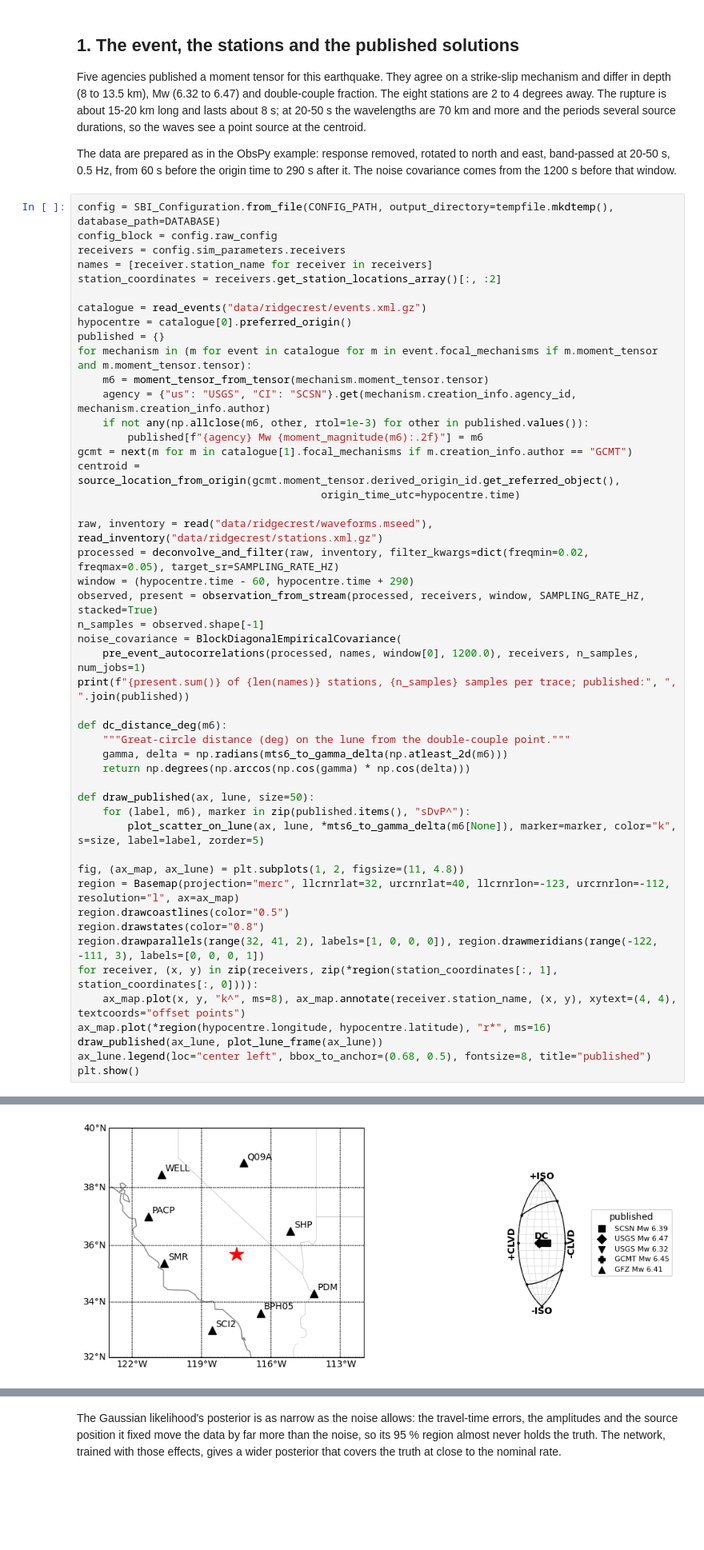
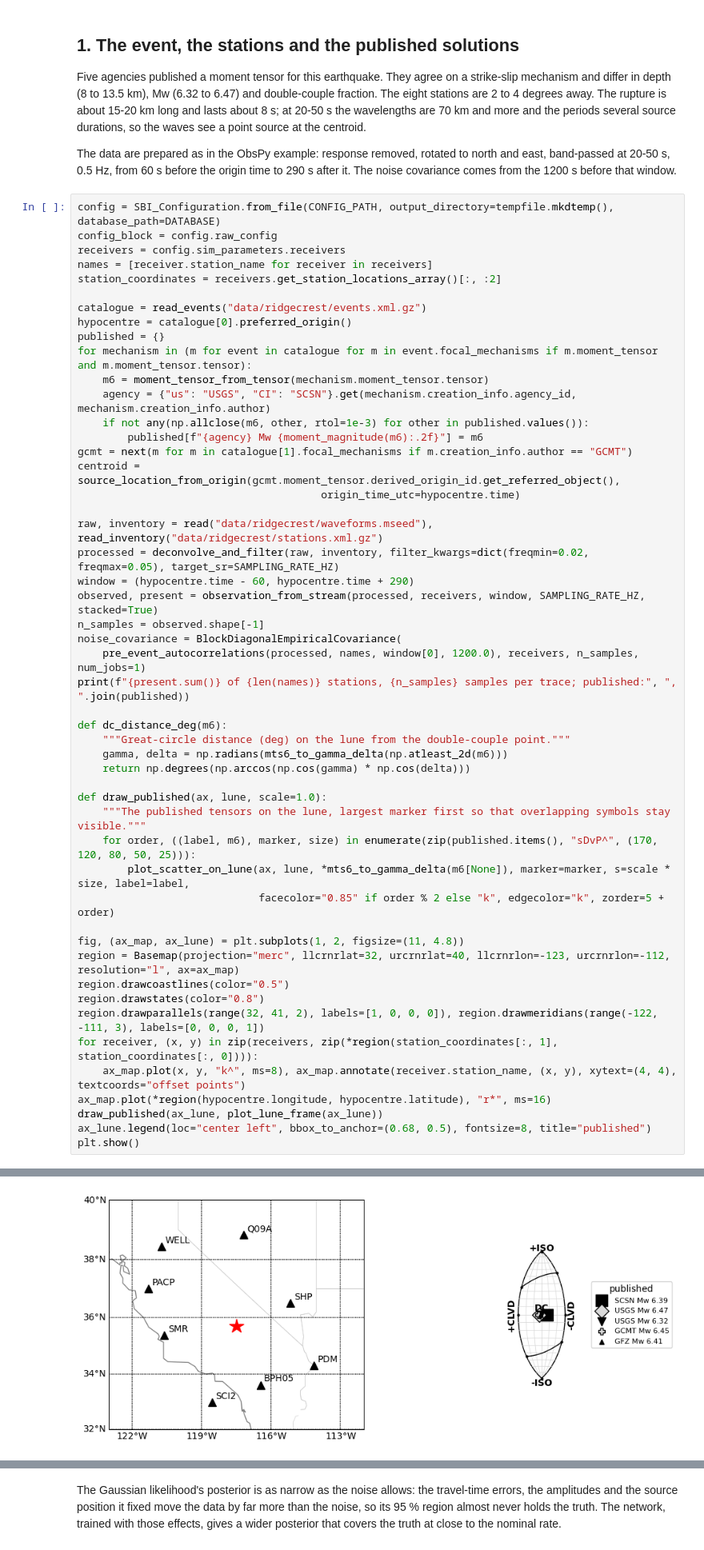
Before and after one commit to asaoulis/seismo-sbi, a Jupyter notebook: examples/npe_flagship.ipynb, the cells around one changed output, grey strips where cells are left out. Shown at 80% size. Cells and saved outputs as stored; diff of their text form; blank space fills up the shorter version.

```diff
--- a/examples/npe_flagship.ipynb
+++ b/examples/npe_flagship.ipynb
@@ -108,37 +108,39 @@ centroid = source_location_from_origin(gcmt.moment_tensor.derived_origin_id.get_
                                        origin_time_utc=hypocentre.time)
 
 raw, inventory = read("data/ridgecrest/waveforms.mseed"), read_inventory("data/ridgecrest/stations.xml.gz")
 processed = deconvolve_and_filter(raw, inventory, filter_kwargs=dict(freqmin=0.02, freqmax=0.05), target_sr=SAMPLING_RATE_HZ)
 window = (hypocentre.time - 60, hypocentre.time + 290)
 observed, present = observation_from_stream(processed, receivers, window, SAMPLING_RATE_HZ, stacked=True)
 n_samples = observed.shape[-1]
 noise_covariance = BlockDiagonalEmpiricalCovariance(
     pre_event_autocorrelations(processed, names, window[0], 1200.0), receivers, n_samples, num_jobs=1)
 print(f"{present.sum()} of {len(names)} stations, {n_samples} samples per trace; published:", ", ".join(published))
 
 def dc_distance_deg(m6):
     """Great-circle distance (deg) on the lune from the double-couple point."""
     gamma, delta = np.radians(mts6_to_gamma_delta(np.atleast_2d(m6)))
     return np.degrees(np.arccos(np.cos(gamma) * np.cos(delta)))
 
-def draw_published(ax, lune, size=50):
-    for (label, m6), marker in zip(published.items(), "sDvP^"):
-        plot_scatter_on_lune(ax, lune, *mts6_to_gamma_delta(m6[None]), marker=marker, color="k", s=size, label=label, zorder=5)
+def draw_published(ax, lune, scale=1.0):
+    """The published tensors on the lune, largest marker first so that overlapping symbols stay visible."""
+    for order, ((label, m6), marker, size) in enumerate(zip(published.items(), "sDvP^", (170, 120, 80, 50, 25))):
+        plot_scatter_on_lune(ax, lune, *mts6_to_gamma_delta(m6[None]), marker=marker, s=scale * size, label=label,
+                             facecolor="0.85" if order % 2 else "k", edgecolor="k", zorder=5 + order)
 
 fig, (ax_map, ax_lune) = plt.subplots(1, 2, figsize=(11, 4.8))
 region = Basemap(projection="merc", llcrnrlat=32, urcrnrlat=40, llcrnrlon=-123, urcrnrlon=-112, resolution="l", ax=ax_map)
 region.drawcoastlines(color="0.5")
 region.drawstates(color="0.8")
 region.drawparallels(range(32, 41, 2), labels=[1, 0, 0, 0]), region.drawmeridians(range(-122, -111, 3), labels=[0, 0, 0, 1])
 for receiver, (x, y) in zip(receivers, zip(*region(station_coordinates[:, 1], station_coordinates[:, 0]))):
     ax_map.plot(x, y, "k^", ms=8), ax_map.annotate(receiver.station_name, (x, y), xytext=(4, 4), textcoords="offset points")
 ax_map.plot(*region(hypocentre.longitude, hypocentre.latitude), "r*", ms=16)
 draw_published(ax_lune, plot_lune_frame(ax_lune))
 ax_lune.legend(loc="center left", bbox_to_anchor=(0.68, 0.5), fontsize=8, title="published")
 plt.show()
 # %% [output]
 8 of 8 stations, 176 samples per trace; published: SCSN Mw 6.39, USGS Mw 6.47, USGS Mw 6.32, GCMT Mw 6.45, GFZ Mw 6.41
-[figure, old version]
+[figure, new version]
 # %% [markdown]
 ## 2. What the network is trained to expect
 
```
Also changed, not shown: parts of 8 cells of this notebook, 1 other file.
